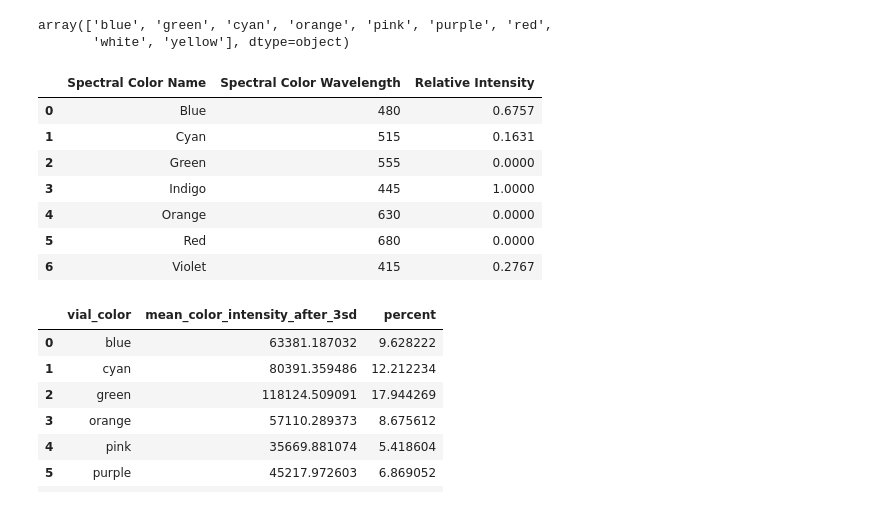
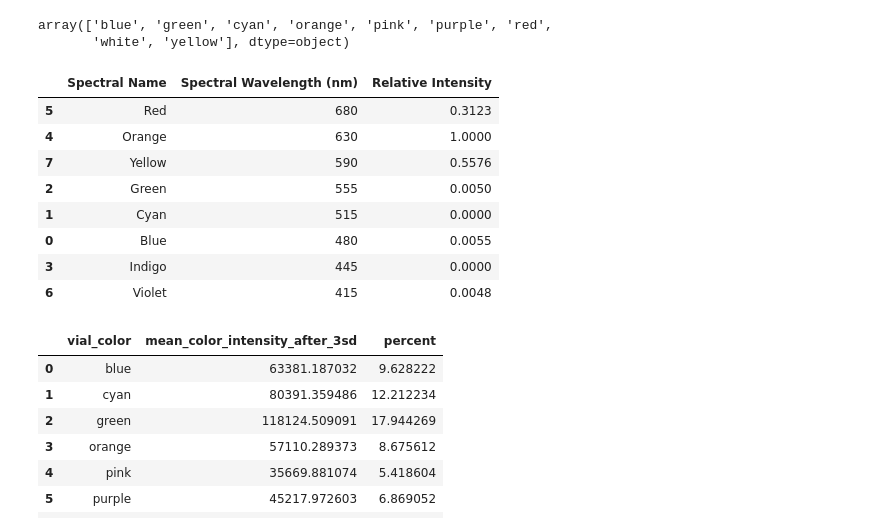
Before and after one commit to darkmatter2222/Nuclear-Battery, a Jupyter notebook: spectro_and_lux_9_colors.ipynb, the cells around one changed output. Cells and saved outputs as stored; diff of their text form; code cells hidden in the pictures.

```diff
--- a/spectro_and_lux_9_colors.ipynb
+++ b/spectro_and_lux_9_colors.ipynb
@@ -163,7 +147,8 @@ for vial_color_name in vial_color_names:
   new_df = pd.DataFrame()
   for spectro_color_name in spectro_color_names:
     working_df = master_working_df[(master_working_df['color_name'] == spectro_color_name)]
-    sd_df = working_df[(np.abs(stats.zscore(working_df['color_intensity'])) < 0.75)]
+    #sd_df = working_df[(np.abs(stats.zscore(working_df['color_intensity'])) < 0.75)]
+    sd_df = working_df
     sd_df['mean_color_intensity_after_3sd'] = sum(sd_df['color_intensity']) * len(sd_df.index)
     new_df = new_df.append(sd_df)
     percent_df = percent_df.append(sd_df)
@@ -215,18 +200,19 @@ array(['blue', 'green', 'cyan', 'orange', 'pink', 'purple', 'red',
        'white', 'yellow'], dtype=object)
 # %%
 vial_color = ''
-final_aggros = percent_df[percent_df['vial_color'] == 'blue'].groupby(['color_name', 'color_wavelength'])['mean_color_intensity_after_3sd'].mean().reset_index()
+final_aggros = percent_df[percent_df['vial_color'] == 'red'].groupby(['color_name', 'color_wavelength'])['mean_color_intensity_after_3sd'].mean().reset_index()
 final_aggros['percent'] = round((final_aggros['mean_color_intensity_after_3sd'] * 1) / max(final_aggros['mean_color_intensity_after_3sd']), 4)
-final_aggros[['color_name', 'color_wavelength', 'percent']].rename(columns={"color_name": "Spectral Color Name", "color_wavelength": "Spectral Color Wavelength", "percent":"Relative Intensity"})
+final_aggros[['color_name', 'color_wavelength', 'percent']].rename(columns={"color_name": "Spectral Name", "color_wavelength": "Spectral Wavelength (nm)", "percent":"Relative Intensity"}).sort_values(by='Spectral Wavelength (nm)', ascending=False)
 # %% [output]
-|  | Spectral Color Name | Spectral Color Wavelength | Relative Intensity |
-| 0 | Blue | 480 | 0.6757 |
-| 1 | Cyan | 515 | 0.1631 |
-| 2 | Green | 555 | 0.0000 |
-| 3 | Indigo | 445 | 1.0000 |
-| 4 | Orange | 630 | 0.0000 |
-| 5 | Red | 680 | 0.0000 |
-| 6 | Violet | 415 | 0.2767 |
+|  | Spectral Name | Spectral Wavelength (nm) | Relative Intensity |
+| 5 | Red | 680 | 0.3123 |
+| 4 | Orange | 630 | 1.0000 |
+| 7 | Yellow | 590 | 0.5576 |
+| 2 | Green | 555 | 0.0050 |
+| 1 | Cyan | 515 | 0.0000 |
+| 0 | Blue | 480 | 0.0055 |
+| 3 | Indigo | 445 | 0.0000 |
+| 6 | Violet | 415 | 0.0048 |
 # %%
 final_aggros = percent_df.groupby(['vial_color'])['mean_color_intensity_after_3sd'].mean().reset_index()
 final_aggros['percent'] = (final_aggros['mean_color_intensity_after_3sd'] / final_aggros['mean_color_intensity_after_3sd'].sum()) * 100
```
Also changed, not shown: parts of 3 cells of this notebook.
